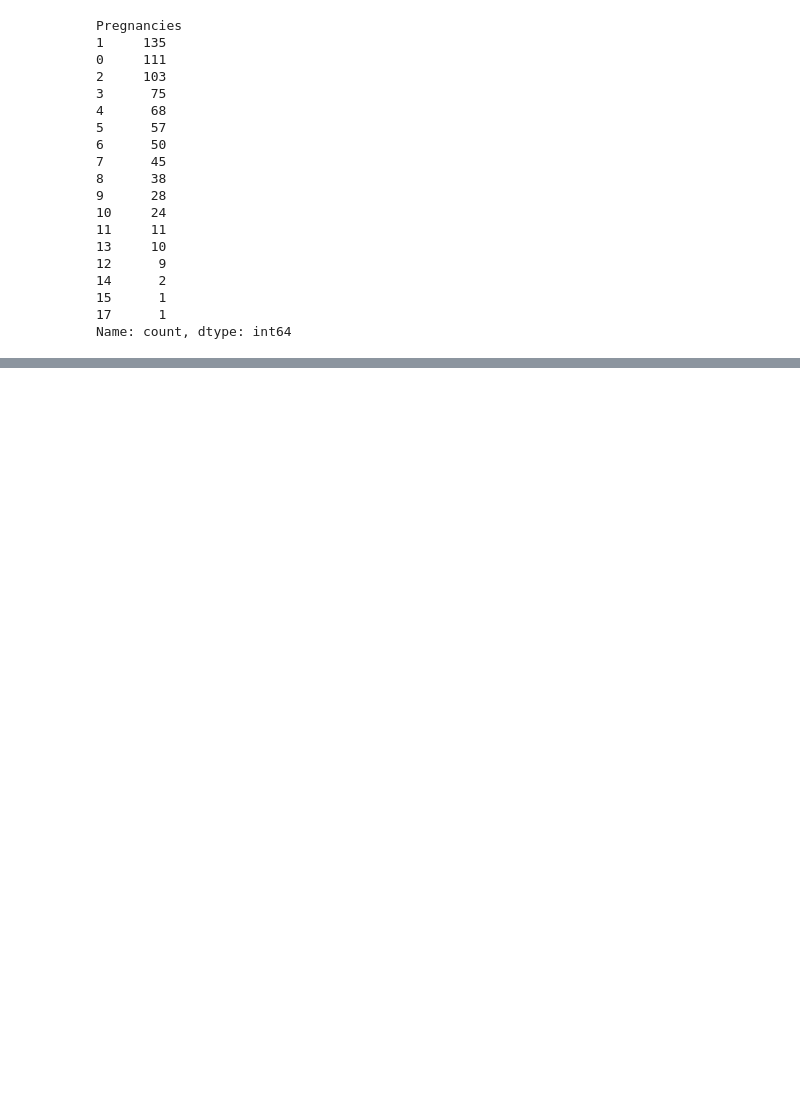
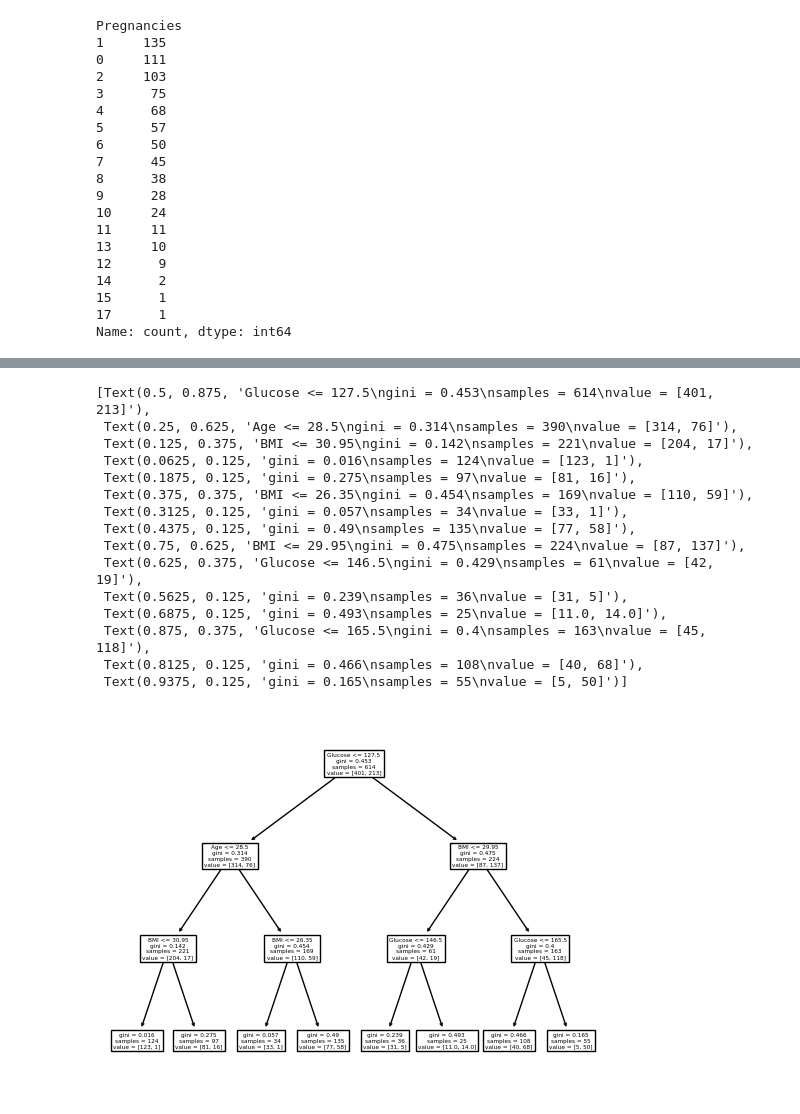
Before and after one commit to maria-pigazzi/decision-trees-project, a Jupyter notebook: src/explore.ipynb, the cells around one changed output, grey strips where cells are left out. Drawn from its saved outputs; the diff is of its cells as text; code cells hidden in the pictures; blank space fills up the shorter version.

```diff
--- a/src/explore.ipynb
+++ b/src/explore.ipynb
@@ -100,0 +117,6 @@ print(total_data.duplicated().sum()) # no duplicated rows
+# %%
+from sklearn.model_selection import train_test_split # pip install scikit-learn
+X = total_data.drop("Outcome", axis = 1) # outcome : what we are trying to predict (1 = diabetes, 0 = no diabetes) (axis 0, default, is a row, but we want to eliminate a column)
+y = total_data["Outcome"]
+
+X_train, X_test, y_train, y_test = train_test_split(X, y, test_size = 0.2, random_state = 42) # split the data
@@ -100,0 +136,22 @@ print(total_data.duplicated().sum()) # no duplicated rows
+# %%
+import matplotlib as plt
+from sklearn import tree
+
+tree.plot_tree(model, feature_names= list(X_train.columns))  # feature names need to be a list (with the four features)
+# %% [output]
+[Text(0.5, 0.875, 'Glucose <= 127.5\ngini = 0.453\nsamples = 614\nvalue = [401, 213]'),
+ Text(0.25, 0.625, 'Age <= 28.5\ngini = 0.314\nsamples = 390\nvalue = [314, 76]'),
+ Text(0.125, 0.375, 'BMI <= 30.95\ngini = 0.142\nsamples = 221\nvalue = [204, 17]'),
+ Text(0.0625, 0.125, 'gini = 0.016\nsamples = 124\nvalue = [123, 1]'),
+ Text(0.1875, 0.125, 'gini = 0.275\nsamples = 97\nvalue = [81, 16]'),
+ Text(0.375, 0.375, 'BMI <= 26.35\ngini = 0.454\nsamples = 169\nvalue = [110, 59]'),
+ Text(0.3125, 0.125, 'gini = 0.057\nsamples = 34\nvalue = [33, 1]'),
+ Text(0.4375, 0.125, 'gini = 0.49\nsamples = 135\nvalue = [77, 58]'),
+ Text(0.75, 0.625, 'BMI <= 29.95\ngini = 0.475\nsamples = 224\nvalue = [87, 137]'),
+ Text(0.625, 0.375, 'Glucose <= 146.5\ngini = 0.429\nsamples = 61\nvalue = [42, 19]'),
+ Text(0.5625, 0.125, 'gini = 0.239\nsamples = 36\nvalue = [31, 5]'),
+ Text(0.6875, 0.125, 'gini = 0.493\nsamples = 25\nvalue = [11.0, 14.0]'),
+ Text(0.875, 0.375, 'Glucose <= 165.5\ngini = 0.4\nsamples = 163\nvalue = [45, 118]'),
+ Text(0.8125, 0.125, 'gini = 0.466\nsamples = 108\nvalue = [40, 68]'),
+ Text(0.9375, 0.125, 'gini = 0.165\nsamples = 55\nvalue = [5, 50]')]
+[figure, added]
```
Also changed, not shown: parts of 28 cells of this notebook.
